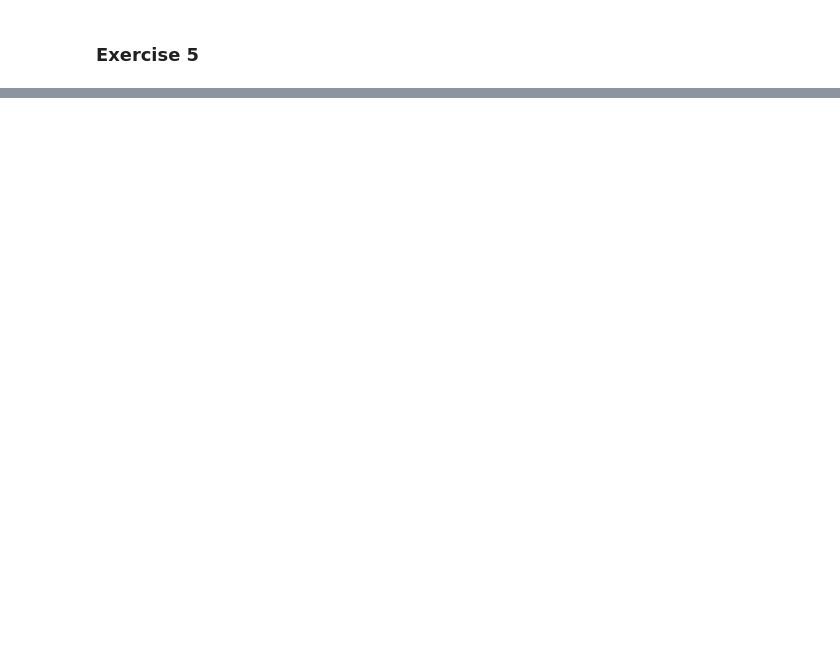
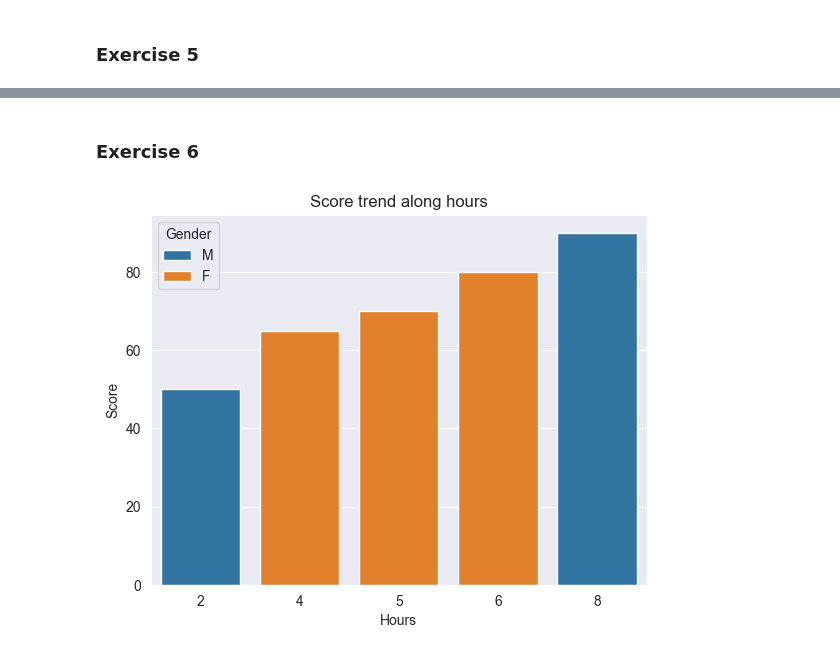
Before and after one commit to elijahangJCU/Information-Processing-Data-Viz, a Jupyter notebook: Week 5/seaborn exercises.ipynb, the cells around one changed output, grey strips where cells are left out. Saved outputs shown, nothing was run; the diff lists cells and outputs as text; code cells hidden in the pictures; blank space fills up the shorter version.

```diff
--- a/Week 5/seaborn exercises.ipynb
+++ b/Week 5/seaborn exercises.ipynb
@@ -109,0 +109,20 @@ plt.show()
+# %% [markdown]
+### Exercise 6
+# %%
+# for this we are using the student dataframe:
+# student_data = pd.DataFrame({
+#     'Hours': [2,4,6,8,5],
+#     'Score': [50,65,80,90,70],
+#     'Gender': ['M','F','F','M','F'],
+#     'Study_Type': ['Group','Solo','Solo','Group','Group']
+# })
+
+fig, ax = plt.subplots()
+sns.barplot(x='Hours', y='Score', hue='Gender', data=student_data, ax=ax)
+ax.set_title('Score trend along hours')
+ax.set_xlabel('Hours')
+ax.set_ylabel('Score')
+
+plt.show()
+# %% [output]
+[figure, added]
```
Also changed, not shown: parts of 21 cells of this notebook, 1 other file.
